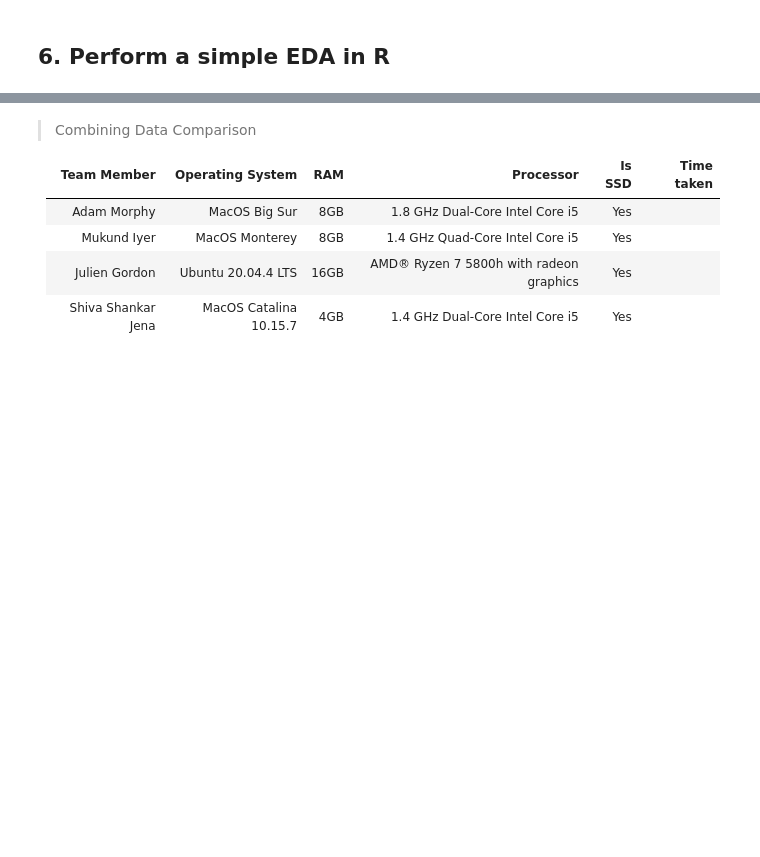
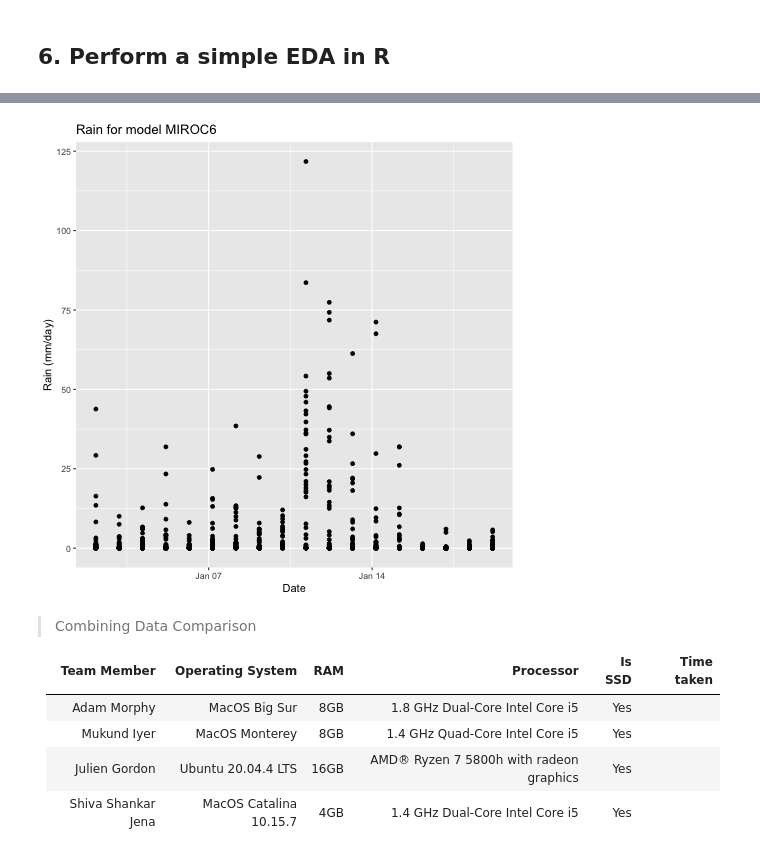
Before and after one commit to UBC-MDS/DSCI_525_Group26, a Jupyter notebook: notebooks/milestone1.ipynb, the cells around one changed output, grey strips where cells are left out. Drawn from its saved outputs; the diff is of its cells as text; code cells hidden in the pictures; blank space fills up the shorter version.

```diff
--- a/notebooks/milestone1.ipynb
+++ b/notebooks/milestone1.ipynb
@@ -102,0 +163,10 @@ Wall time: 32.9 s
+# %%
+%%time
+#loading data as pyarrow dataset
+dataset = ds.dataset("data/combined_data.csv", format="csv")
+
+#converting to pyarrow table
+table = dataset.to_table()
+
+#converting to rarrow table
+r_table = pyra.converter.py2rpy(table)
@@ -102,0 +196,11 @@ Wall time: 32.9 s
+# %%
+%%time
+%%R -i r_table
+
+result <- r_table %>%
+filter(model == model_sel, time > start_date, time < end_date) %>%
+mutate(rain = `rain (mm/day)`) %>%
+select(time, rain, model) %>%
+collect()
+
+print(result)
@@ -103,3 +224,15 @@ Wall time: 32.9 s
+# %%
+%%R
+
+
+plot <- ggplot(result, aes(x=time, y=rain)) +
+geom_point() +
+labs(x='Date',
+     y='Rain (mm/day)',
+     title = 'Rain for model MIROC6')
+plot
+# %% [output]
+[figure, added]
 # %% [markdown]
 > Combining Data Comparison
 
```
Also changed, not shown: parts of 19 cells of this notebook.
